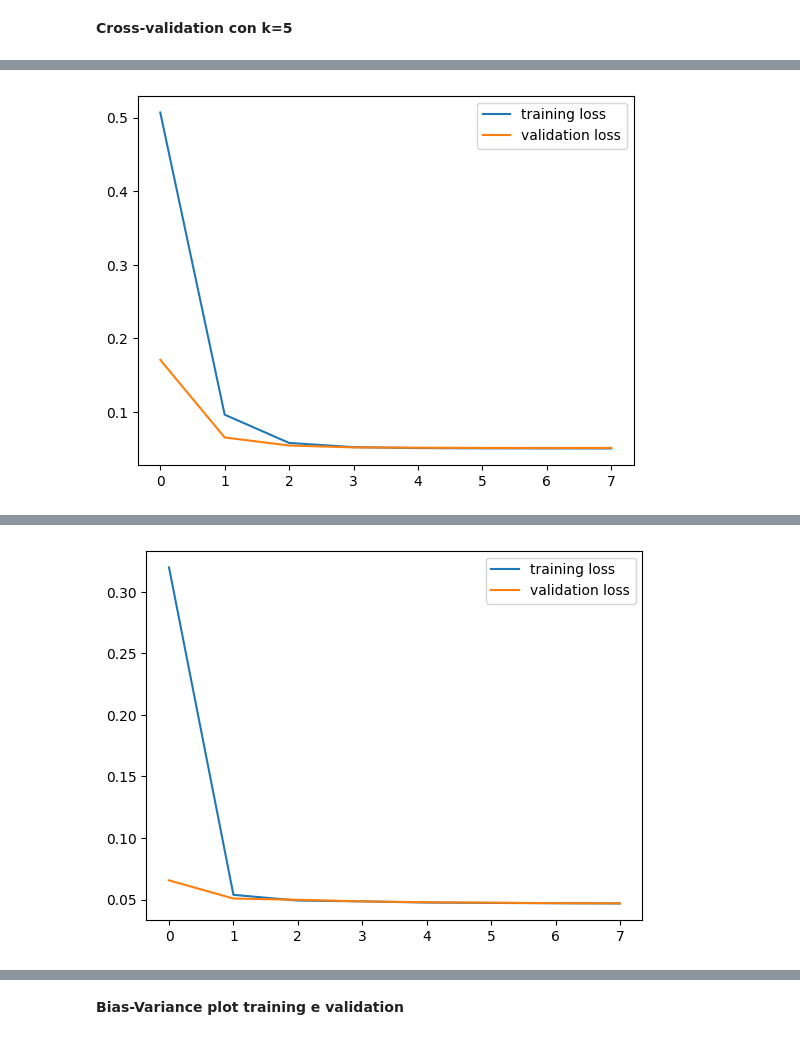
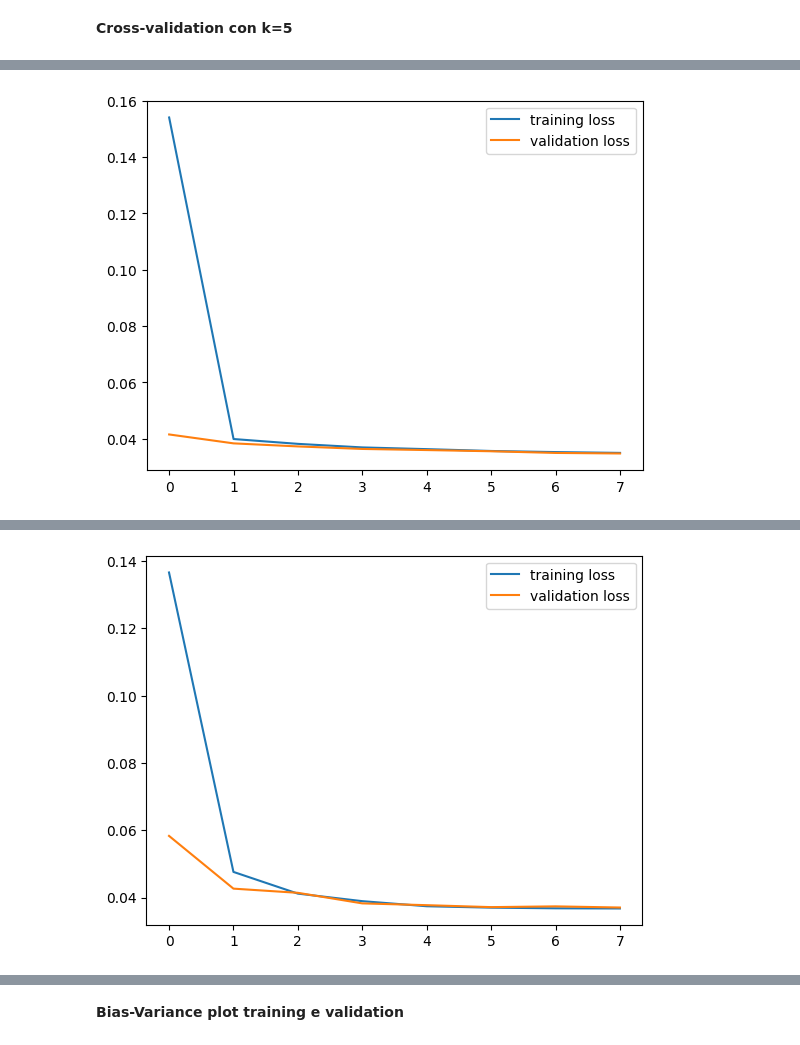
Before and after one commit to KamerC1/DM, a Jupyter notebook: src/prediction/neural_network.ipynb, the cells around one changed output, grey strips where cells are left out. Cells and saved outputs as stored; diff of their text form; code cells hidden in the pictures.

```diff
--- a/src/prediction/neural_network.ipynb
+++ b/src/prediction/neural_network.ipynb
@@ -49,7 +59,8 @@ history_list = []
 report_df_list = []
 for train, validation in kf.split(input, output):
     model = Sequential()
-    model.add(Dense(2, input_dim=input.shape[1], activation='relu'))
+    model.add(Dense(8, input_dim=input.shape[1], activation='relu'))
+    model.add(Dense(4, activation='relu'))
     model.add(Dense(1, activation='sigmoid'))
 
     model.compile(loss='binary_crossentropy', optimizer='adam', metrics=['accuracy'])
@@ -87 +100 @@ Epoch 8/8
-[figure, old version]
+[figure, new version]
@@ -105 +118 @@ Epoch 8/8
-[figure, old version]
+[figure, new version]
```
Also changed, not shown: parts of 6 cells of this notebook.
